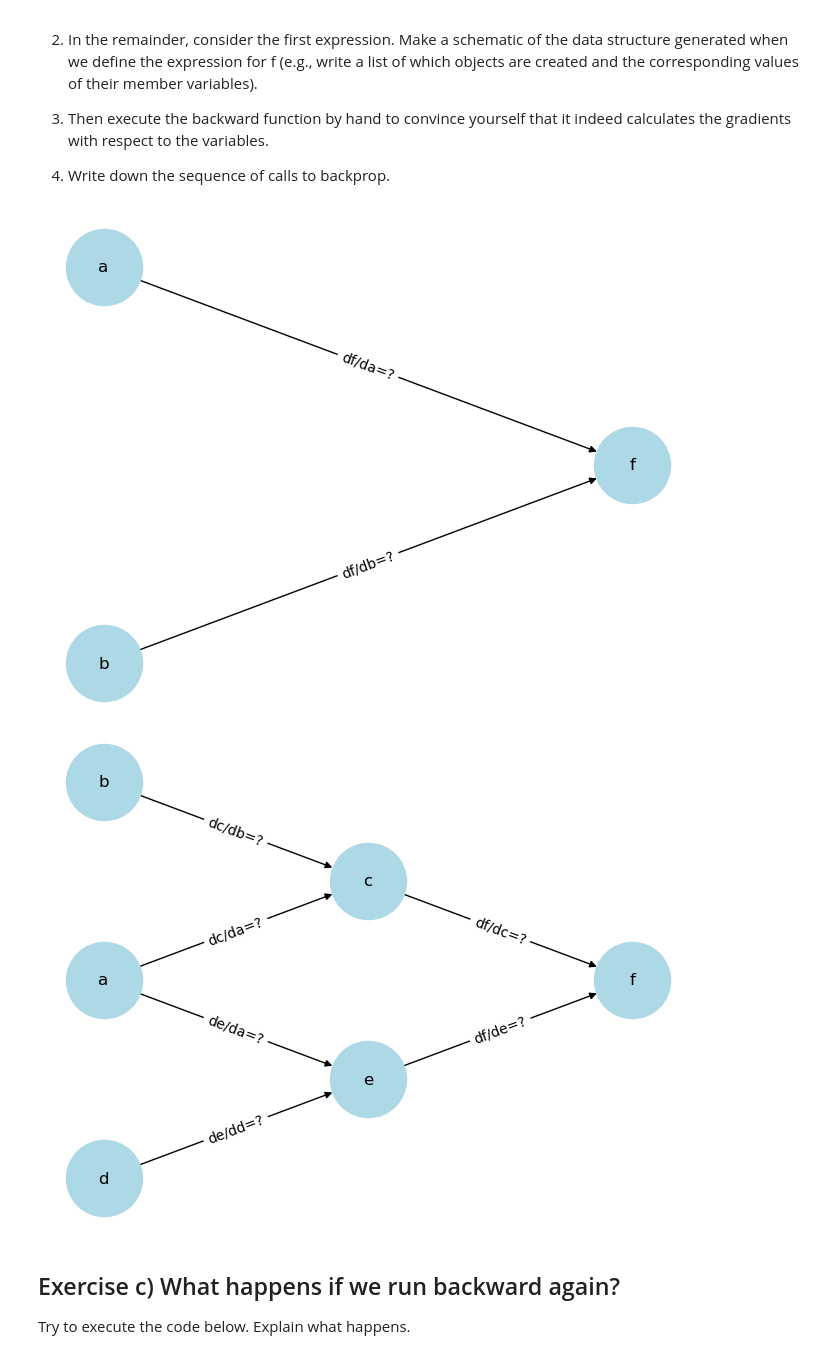
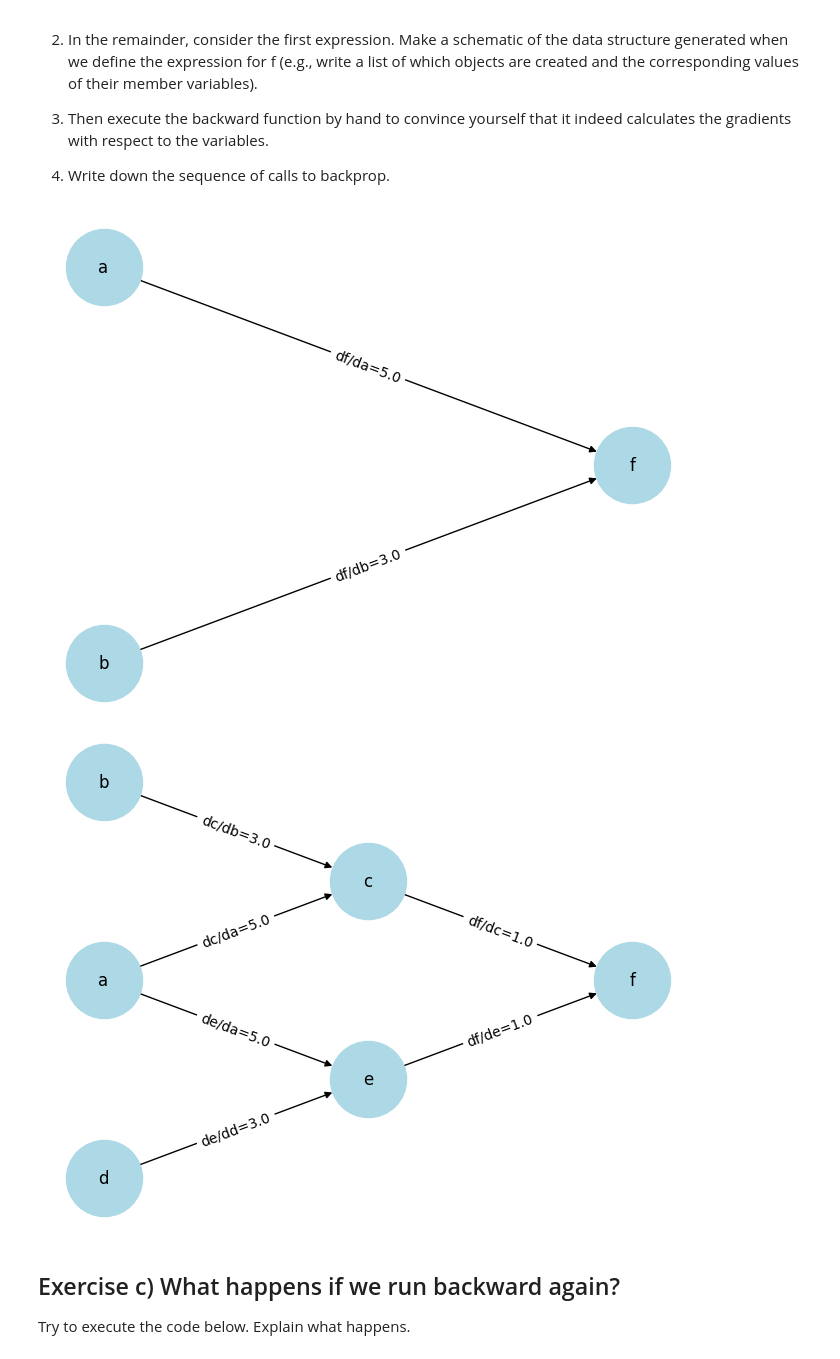
Before and after one commit to lukasfalk/02456-2025, a Jupyter notebook: Week2 Feedforward Python/2.1 FNN AutoDif Nanograd.ipynb, the cells around one changed output. Drawn from its saved outputs; the diff is of its cells as text; code cells hidden in the pictures.

```diff
--- a/Week2 Feedforward Python/2.1 FNN AutoDif Nanograd.ipynb
+++ b/Week2 Feedforward Python/2.1 FNN AutoDif Nanograd.ipynb
@@ -73,6 +73,22 @@ class Var:
 
     def relu(self):
         return Var(self.v if self.v > 0.0 else 0.0, lambda: [(self, 1.0 if self.v > 0.0 else 0.0)])
+
+    def identity(self):
+        return Var(self.v, lambda: [(self, 1.0)])
+
+    def tanh(self):
+        return Var((exp(self.v) - exp(-self.v)) / (exp(self.v) + exp(-self.v)), lambda: [(self, (exp(self.v) - exp(-self.v)) / (exp(self.v) + exp(-self.v)))])
+
+    def sigmoid(self):
+        s = 1 / (1 + exp(-self.v))
+        return Var(s, lambda: [(self, s * (1 - s))])
+
+    def exp(self):
+        return Var(exp(self.v), lambda: [(self, exp(self.v))])
+
+    def log(self):
+        return Var(log(self.v), lambda: [(self, self.v ** -1)])
 # %% [markdown]
 A few examples illustrate how we can use this:
 # %%
@@ -132,41 +148,46 @@ Go through the following four steps and answer the questions on the way:
 import networkx as nx
 import matplotlib.pyplot as plt
 # %%
+a = Var(3.0)
+b = Var(5.0)
+f = a * b
+f.backward()
+
 # Create a directed graph
 G = nx.DiGraph()
 
 # Add edges with labels
-G.add_edge('a', 'f', label='df/da=?')
-G.add_edge('b', 'f', label='df/db=?')
+G.add_edge('a', 'f', label=f'df/da={a.grad}')
+G.add_edge('b', 'f', label=f'df/db={b.grad}')
 
 # Manually define positions for a tree layout
 pos = {
     'a': (0, 1),
     'b': (0, -1),
     'f': (1, 0),
 }
 # Draw the graph nodes and edges
 nx.draw(G, pos, with_labels=True, node_shape='o', node_size=3000, node_color='lightblue', arrows=True)
 
 # Draw edge labels
 edge_labels = nx.get_edge_attributes(G, 'label')
 nx.draw_networkx_edge_labels(G, pos, edge_labels=edge_labels)
 
 # Show the plot
 plt.show()
 # %% [output]
-[figure, old version]
+[figure, new version]
 # %%
 # Create a directed graph
 G = nx.DiGraph()
 
 # Add edges with labels
-G.add_edge('a', 'c', label='dc/da=?')
-G.add_edge('b', 'c', label='dc/db=?')
-G.add_edge('a', 'e', label='de/da=?')
-G.add_edge('d', 'e', label='de/dd=?')
-G.add_edge('c', 'f', label='df/dc=?')
-G.add_edge('e', 'f', label='df/de=?')
+G.add_edge('a', 'c', label=f'dc/da={a.grad}')
+G.add_edge('b', 'c', label=f'dc/db={b.grad}')
+G.add_edge('a', 'e', label=f'de/da={a.grad}')
+G.add_edge('d', 'e', label=f'de/dd={d.grad}')
+G.add_edge('c', 'f', label=f'df/dc={c.grad}')
+G.add_edge('e', 'f', label=f'df/de={e.grad}')
 
 # Manually define positions for a tree layout
 pos = {
@@ -188,7 +209,7 @@ nx.draw_networkx_edge_labels(G, pos, edge_labels=edge_labels)
 # Show the plot
 plt.show()
 # %% [output]
-[figure, old version]
+[figure, new version]
 # %% [markdown]
 ## Exercise c) What happens if we run backward again?
 
```
Also changed, not shown: parts of 21 cells of this notebook.
